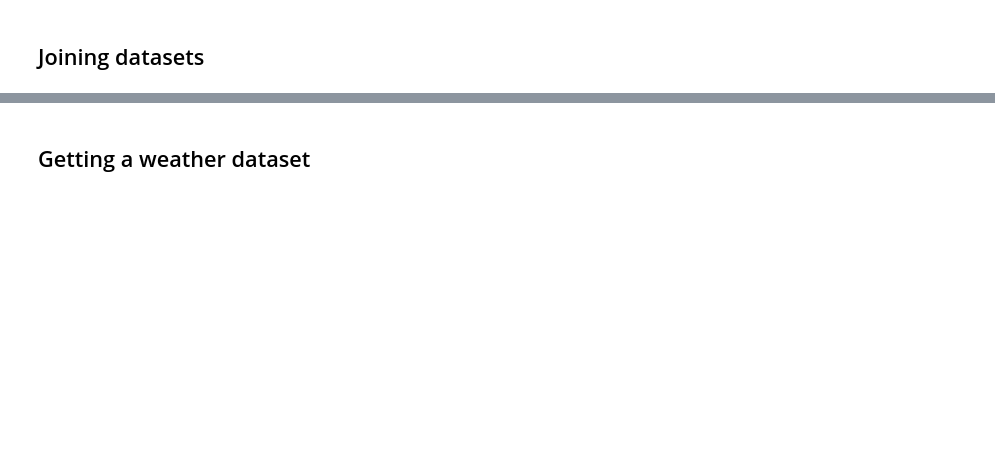
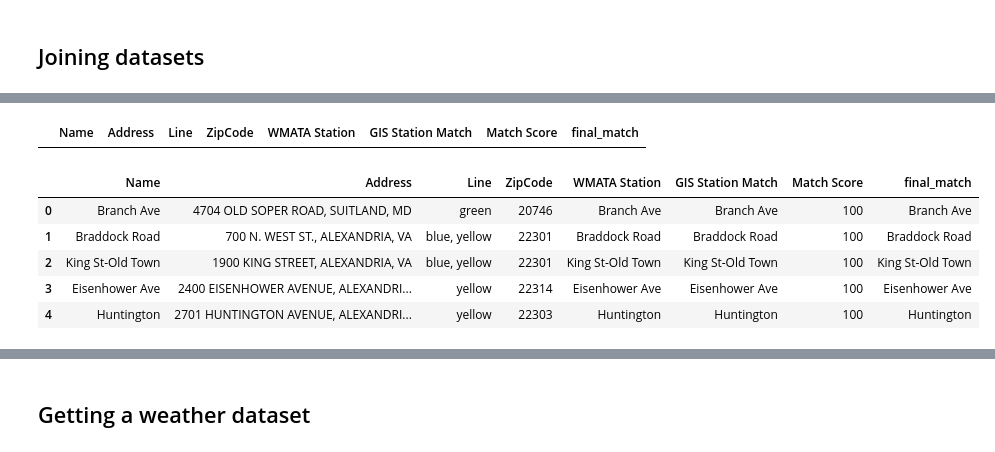
Before and after one commit to lautarocabrera/wmata, a Jupyter notebook: wmata.ipynb, the cells around one changed output, grey strips where cells are left out. Saved outputs shown, nothing was run; the diff lists cells and outputs as text; code cells hidden in the pictures; blank space fills up the shorter version.

```diff
--- a/wmata.ipynb
+++ b/wmata.ipynb
@@ -146,0 +236,9 @@ Station Woodley Park not in GIS dataset
+# %%
+# then run it again for the 90s
+for i, row in metro_name_matches.iterrows():
+    # Check if 'Match Score' is 90
+    if row['Match Score'] == 90 and row['final_match'] == "":
+        # Assign the corresponding value from gis_stations_list to 'final_match'
+        metro_name_matches.loc[i, 'final_match'] = row['GIS Station Match']
+
+metro_name_matches[metro_name_matches['Match Score']==90]
@@ -146,0 +255,6 @@ Station Woodley Park not in GIS dataset
+# %%
+metro_name_matches[metro_name_matches['Match Score']<90]
+# all of these are good except Dulles, which should be "Washington Dulles International Airport"
+metro_name_matches.loc[metro_name_matches['WMATA Station']=="Dulles Airport", 'final_match'] = "Washington Dulles International Airport"
+
+metro_name_matches[metro_name_matches['Match Score']<90]
@@ -146,0 +267,10 @@ Station Woodley Park not in GIS dataset
+# %%
+# then run it again for the remaining rows
+for i, row in metro_name_matches.iterrows():
+    # Check if 'Match Score' is 90
+    if row['Match Score'] < 90 and row['final_match'] == "":
+        # Assign the corresponding value from gis_stations_list to 'final_match'
+        metro_name_matches.loc[i, 'final_match'] = row['GIS Station Match']
+
+# now that they all have a match, save the file:
+metro_name_matches.to_csv("metro_station_matching_names.csv")
@@ -146,0 +286,16 @@ Station Woodley Park not in GIS dataset
+# %%
+# now let's get the zip codes into the dataset we'll be using, wmata_clean
+metro_stations_merged = pd.merge(metro_stations, metro_name_matches, left_on='Name', right_on='final_match', how='left')
+metro_stations_merged[metro_stations_merged['ZipCode'].isna()]
+# no stations without a zip code!
+# %% [output]
+|  | Name | Address | Line | ZipCode | WMATA Station | GIS Station Match | Match Score | final_match |
+# %%
+metro_stations_merged.head()
+# %% [output]
+|  | Name | Address | Line | ZipCode | WMATA Station | GIS Station Match | Match Score | final_match |
+| 0 | Branch Ave | 4704 OLD SOPER ROAD, SUITLAND, MD | green | 20746 | Branch Ave | Branch Ave | 100 | Branch Ave |
+| 1 | Braddock Road | 700 N. WEST ST., ALEXANDRIA, VA | blue, yellow | 22301 | Braddock Road | Braddock Road | 100 | Braddock Road |
+| 2 | King St-Old Town | 1900 KING STREET, ALEXANDRIA, VA | blue, yellow | 22301 | King St-Old Town | King St-Old Town | 100 | King St-Old Town |
+| 3 | Eisenhower Ave | 2400 EISENHOWER AVENUE, ALEXANDRI... | yellow | 22314 | Eisenhower Ave | Eisenhower Ave | 100 | Eisenhower Ave |
+| 4 | Huntington | 2701 HUNTINGTON AVENUE, ALEXANDRI... | yellow | 22303 | Huntington | Huntington | 100 | Huntington |
```
Also changed, not shown: parts of 18 cells of this notebook, 3 other files.
